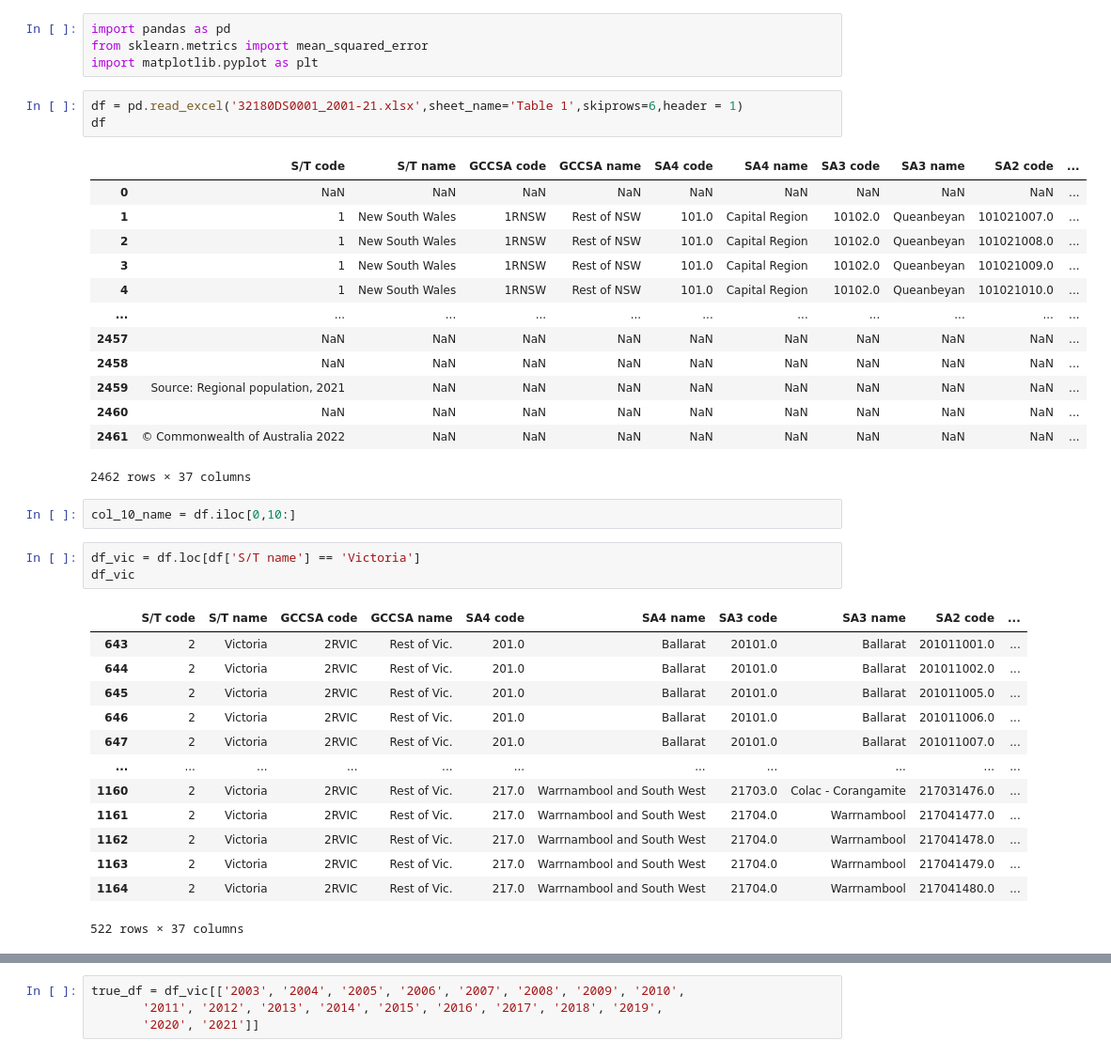
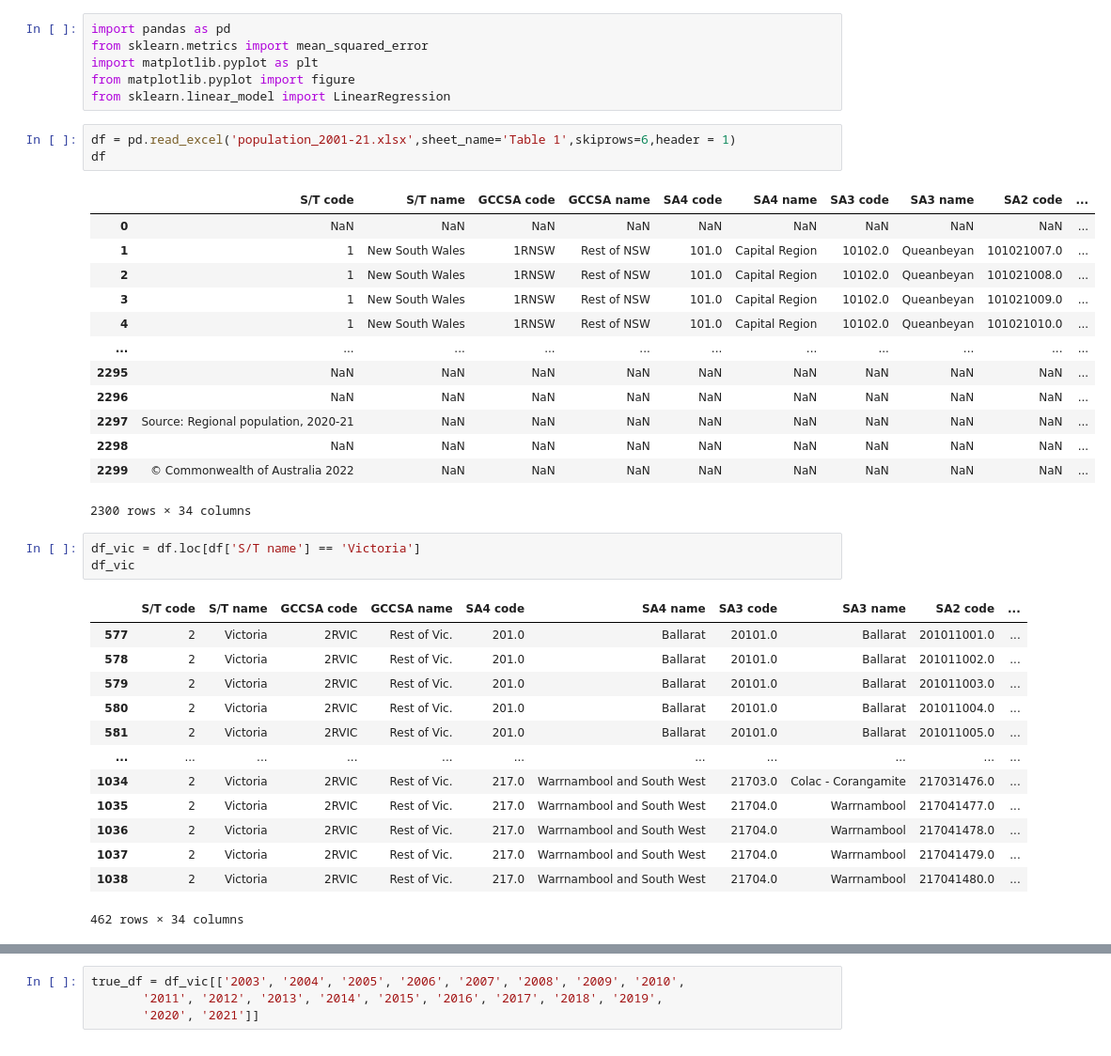
Before and after one commit to MAST30034-Applied-Data-Science/generic-real-estate-consulting-project-group-9, a Jupyter notebook: notebooks/population_prediction.ipynb, the cells around one changed output, grey strips where cells are left out. Shown at 94% size. Drawn from its saved outputs; the diff is of its cells as text.

```diff
--- a/notebooks/population_prediction.ipynb
+++ b/notebooks/population_prediction.ipynb
@@ -2,39 +2,39 @@
 import pandas as pd
 from sklearn.metrics import mean_squared_error
 import matplotlib.pyplot as plt
+from matplotlib.pyplot import figure
+from sklearn.linear_model import LinearRegression
 # %%
-df = pd.read_excel('32180DS0001_2001-21.xlsx',sheet_name='Table 1',skiprows=6,header = 1)
+df = pd.read_excel('population_2001-21.xlsx',sheet_name='Table 1',skiprows=6,header = 1)
 df
 # %% [output]
 |  | S/T code | S/T name | GCCSA code | GCCSA name | SA4 code | SA4 name | SA3 code | SA3 name | SA2 code | ... |
 | 0 | NaN | NaN | NaN | NaN | NaN | NaN | NaN | NaN | NaN | ... |
 | 1 | 1 | New South Wales | 1RNSW | Rest of NSW | 101.0 | Capital Region | 10102.0 | Queanbeyan | 101021007.0 | ... |
 | 2 | 1 | New South Wales | 1RNSW | Rest of NSW | 101.0 | Capital Region | 10102.0 | Queanbeyan | 101021008.0 | ... |
 | 3 | 1 | New South Wales | 1RNSW | Rest of NSW | 101.0 | Capital Region | 10102.0 | Queanbeyan | 101021009.0 | ... |
 | 4 | 1 | New South Wales | 1RNSW | Rest of NSW | 101.0 | Capital Region | 10102.0 | Queanbeyan | 101021010.0 | ... |
 | ... | ... | ... | ... | ... | ... | ... | ... | ... | ... | ... |
-| 2457 | NaN | NaN | NaN | NaN | NaN | NaN | NaN | NaN | NaN | ... |
-| 2458 | NaN | NaN | NaN | NaN | NaN | NaN | NaN | NaN | NaN | ... |
-| 2459 | Source: Regional population, 2021 | NaN | NaN | NaN | NaN | NaN | NaN | NaN | NaN | ... |
-| 2460 | NaN | NaN | NaN | NaN | NaN | NaN | NaN | NaN | NaN | ... |
-| 2461 | © Commonwealth of Australia 2022 | NaN | NaN | NaN | NaN | NaN | NaN | NaN | NaN | ... |
+| 2295 | NaN | NaN | NaN | NaN | NaN | NaN | NaN | NaN | NaN | ... |
+| 2296 | NaN | NaN | NaN | NaN | NaN | NaN | NaN | NaN | NaN | ... |
+| 2297 | Source: Regional population, 2020-21 | NaN | NaN | NaN | NaN | NaN | NaN | NaN | NaN | ... |
+| 2298 | NaN | NaN | NaN | NaN | NaN | NaN | NaN | NaN | NaN | ... |
+| 2299 | © Commonwealth of Australia 2022 | NaN | NaN | NaN | NaN | NaN | NaN | NaN | NaN | ... |
-2462 rows × 37 columns
+2300 rows × 34 columns
-# %%
-col_10_name = df.iloc[0,10:]
 # %%
 df_vic = df.loc[df['S/T name'] == 'Victoria']
 df_vic
 # %% [output]
 |  | S/T code | S/T name | GCCSA code | GCCSA name | SA4 code | SA4 name | SA3 code | SA3 name | SA2 code | ... |
-| 643 | 2 | Victoria | 2RVIC | Rest of Vic. | 201.0 | Ballarat | 20101.0 | Ballarat | 201011001.0 | ... |
-| 644 | 2 | Victoria | 2RVIC | Rest of Vic. | 201.0 | Ballarat | 20101.0 | Ballarat | 201011002.0 | ... |
-| 645 | 2 | Victoria | 2RVIC | Rest of Vic. | 201.0 | Ballarat | 20101.0 | Ballarat | 201011005.0 | ... |
-| 646 | 2 | Victoria | 2RVIC | Rest of Vic. | 201.0 | Ballarat | 20101.0 | Ballarat | 201011006.0 | ... |
-| 647 | 2 | Victoria | 2RVIC | Rest of Vic. | 201.0 | Ballarat | 20101.0 | Ballarat | 201011007.0 | ... |
+| 577 | 2 | Victoria | 2RVIC | Rest of Vic. | 201.0 | Ballarat | 20101.0 | Ballarat | 201011001.0 | ... |
+| 578 | 2 | Victoria | 2RVIC | Rest of Vic. | 201.0 | Ballarat | 20101.0 | Ballarat | 201011002.0 | ... |
+| 579 | 2 | Victoria | 2RVIC | Rest of Vic. | 201.0 | Ballarat | 20101.0 | Ballarat | 201011003.0 | ... |
+| 580 | 2 | Victoria | 2RVIC | Rest of Vic. | 201.0 | Ballarat | 20101.0 | Ballarat | 201011004.0 | ... |
+| 581 | 2 | Victoria | 2RVIC | Rest of Vic. | 201.0 | Ballarat | 20101.0 | Ballarat | 201011005.0 | ... |
 | ... | ... | ... | ... | ... | ... | ... | ... | ... | ... | ... |
-| 1160 | 2 | Victoria | 2RVIC | Rest of Vic. | 217.0 | Warrnambool and South West | 21703.0 | Colac - Corangamite | 217031476.0 | ... |
-| 1161 | 2 | Victoria | 2RVIC | Rest of Vic. | 217.0 | Warrnambool and South West | 21704.0 | Warrnambool | 217041477.0 | ... |
-| 1162 | 2 | Victoria | 2RVIC | Rest of Vic. | 217.0 | Warrnambool and South West | 21704.0 | Warrnambool | 217041478.0 | ... |
-| 1163 | 2 | Victoria | 2RVIC | Rest of Vic. | 217.0 | Warrnambool and South West | 21704.0 | Warrnambool | 217041479.0 | ... |
-| 1164 | 2 | Victoria | 2RVIC | Rest of Vic. | 217.0 | Warrnambool and South West | 21704.0 | Warrnambool | 217041480.0 | ... |
+| 1034 | 2 | Victoria | 2RVIC | Rest of Vic. | 217.0 | Warrnambool and South West | 21703.0 | Colac - Corangamite | 217031476.0 | ... |
+| 1035 | 2 | Victoria | 2RVIC | Rest of Vic. | 217.0 | Warrnambool and South West | 21704.0 | Warrnambool | 217041477.0 | ... |
+| 1036 | 2 | Victoria | 2RVIC | Rest of Vic. | 217.0 | Warrnambool and South West | 21704.0 | Warrnambool | 217041478.0 | ... |
+| 1037 | 2 | Victoria | 2RVIC | Rest of Vic. | 217.0 | Warrnambool and South West | 21704.0 | Warrnambool | 217041479.0 | ... |
+| 1038 | 2 | Victoria | 2RVIC | Rest of Vic. | 217.0 | Warrnambool and South West | 21704.0 | Warrnambool | 217041480.0 | ... |
-522 rows × 37 columns
+462 rows × 34 columns
```
Also changed, not shown: parts of 32 cells of this notebook, 2 other files.
